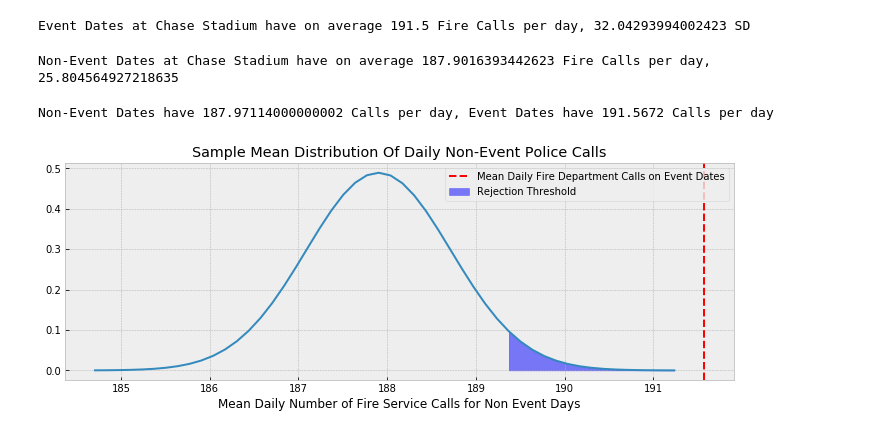
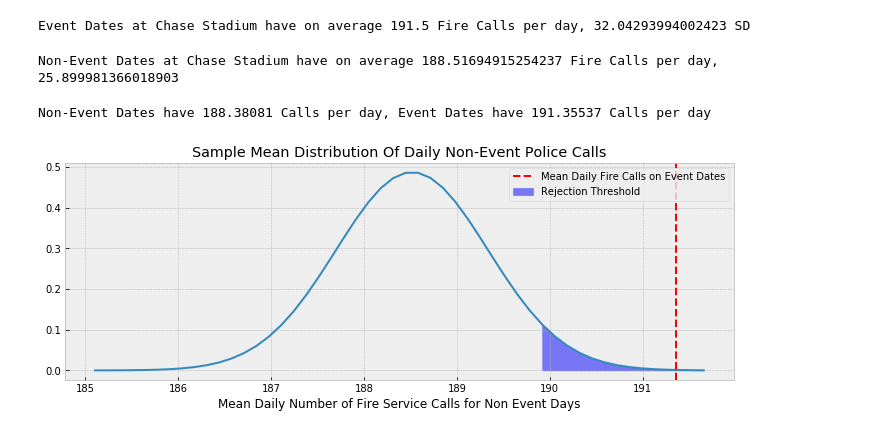
Before and after one commit to sherryduong93/chasestadiumimpact, a Jupyter notebook: Fire_Department_EDA.ipynb, the cells around one changed output. Cells and saved outputs as stored; diff of their text form; code cells hidden in the pictures.

Commit message:
made parameter changes to graphs to account for outliers

```diff
--- a/Fire_Department_EDA.ipynb
+++ b/Fire_Department_EDA.ipynb
@@ -96,7 +121,6 @@ months = mbdp_fire['Call Month'].sort_values().unique()
 # %%
-mbdp_fire.groupby('Call Year').sum()['Norm']
-# fire_calls.to_csv('mbdp_normalized_fire_calls.csv')
-mbdp_fire = pd.read_csv('mbdp_normalized_fire_calls.csv')
+# fire_calls.to_csv('mbdp_normalized_fire_calls2.csv')
+mbdp_fire = pd.read_csv('mbdp_normalized_fire_calls2.csv')
 # %%
 mbdplt2019 = mbdp_fire[mbdp_fire['Call Year']<2020]
 mbdplt2019.head()
@@ -447,14 +470,14 @@ print(f'Event Dates at Chase Stadium have on average {mean_events_new} Fire Call
 Event Dates at Chase Stadium have on average 191.5 Fire Calls per day, 32.04293994002423 SD
 # %%
 ## Need to remove outliers in Events & outliers in Not-Events (Mid-March+ after shelter in place)
-date_range = pd.date_range(start='2020-03-16', end='2020-04-01')
+date_range = pd.date_range(start='2020-03-12', end='2020-04-01')
 new_notevents2020 = notevents2020[~notevents2020['Call Date'].isin(date_range)]
 new_notevents_group = new_notevents2020.groupby(['Call Date']).count()['Norm']
 mean_notevents_new = new_notevents2020['Norm'].count()/len(new_notevents2020['Call Date'].unique())
 sd_notevents_new = np.std(new_notevents2020.groupby('Call Date').count()['Norm'])
 print(f'Non-Event Dates at Chase Stadium have on average {mean_notevents_new} Fire Calls per day, {sd_notevents_new}')
 # %% [output]
-Non-Event Dates at Chase Stadium have on average 187.9016393442623 Fire Calls per day, 25.804564927218635
+Non-Event Dates at Chase Stadium have on average 188.51694915254237 Fire Calls per day, 25.899981366018903
 # %%
 #Bootstrap samples to get the sample means distribution
 events_means=[]
@@ -468,19 +491,19 @@ notevents_dist = stats.norm(loc=mean_notevents_new,scale=standard_error)
 events_dist = stats.norm(loc=mean_events_new,scale=sd_events_new/(1000**0.5))
 print(f'Non-Event Dates have {np.mean(notevents_means)} Calls per day, Event Dates have {np.mean(events_means)} Calls per day')
 # %% [output]
-Non-Event Dates have 187.97114000000002 Calls per day, Event Dates have 191.5672 Calls per day
+Non-Event Dates have 188.38081 Calls per day, Event Dates have 191.35537 Calls per day
 # %%
 x=np.linspace(np.mean(notevents_means)-4*standard_error,np.mean(notevents_means)+4*standard_error,50)
 critical_val = notevents_dist.ppf(0.95)
 
 fig, ax = plt.subplots(figsize=(12,4))
 ax.plot(x,notevents_dist.pdf(x))
-ax.axvline(np.mean(events_means), color='red',ls='--', label='Mean Daily Fire Department Calls on Event Dates')
+ax.axvline(np.mean(events_means), color='red',ls='--', label='Mean Daily Fire Calls on Event Dates')
 ax.fill_between(x, notevents_dist.pdf(x),
                 where=(x >= critical_val), color="blue", alpha=0.5, label='Rejection Threshold')
 ax.set_xlabel('Mean Daily Number of Fire Service Calls for Non Event Days')
 ax.legend(loc='upper right')
 ax.set_title('Sample Mean Distribution Of Daily Non-Event Police Calls')
-plt.savefig('EventsVsNonHypotheisTest_Fire.png',dpi=300)
+# plt.savefig('Graphs/EventsVsNonHypotheisTest_Fire.png',dpi=300)
 # %% [output]
-[figure, old version]
+[figure, new version]
```
Also changed, not shown: parts of 14 cells of this notebook, 6 other files.
